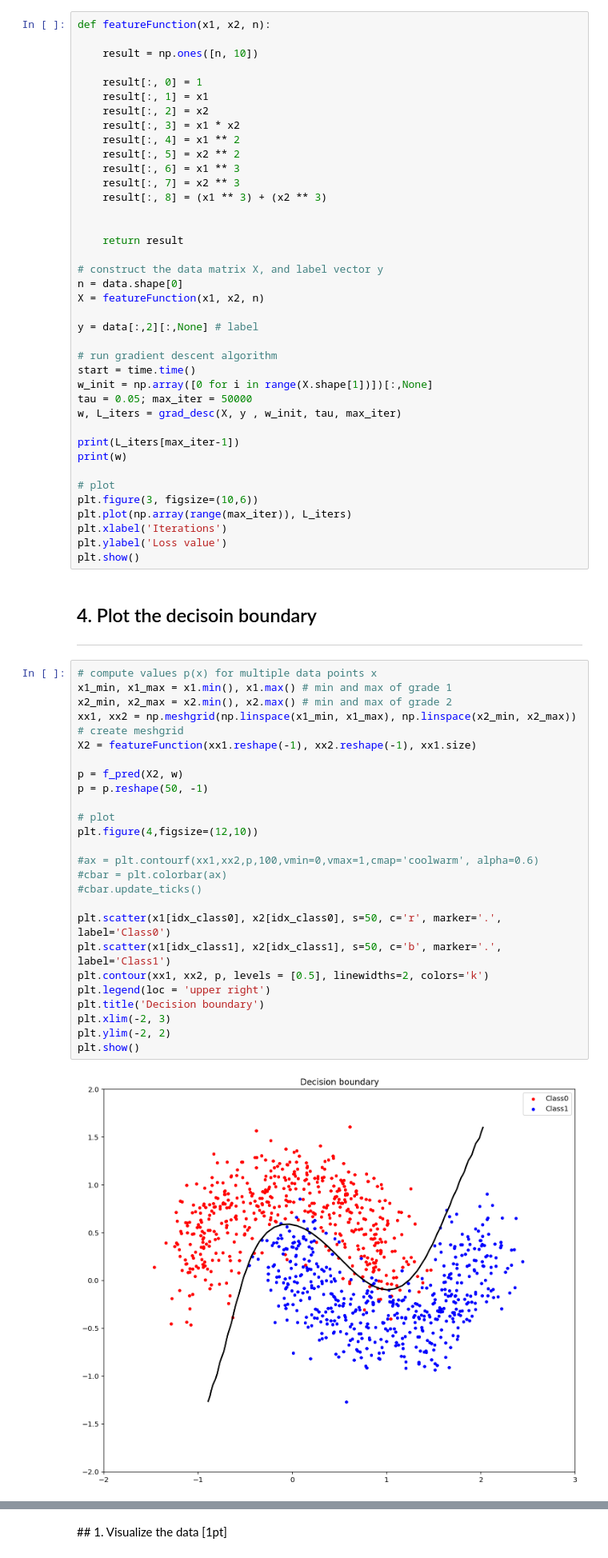
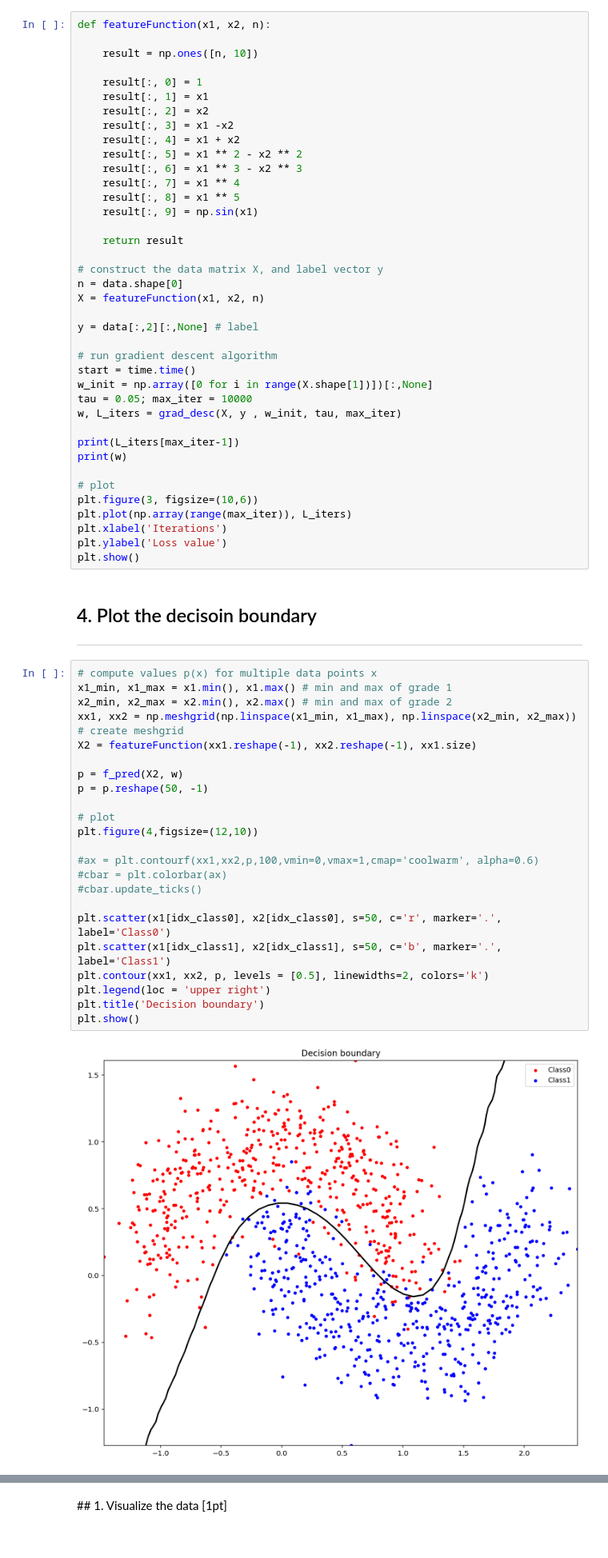
Before and after one commit to wkdthf21/Machine-Learning-Assignment, a Jupyter notebook: 05/assignment_05_b.ipynb, the cells around one changed output, grey strips where cells are left out. Shown at 80% size. Drawn from its saved outputs; the diff is of its cells as text.

```diff
--- a/05/assignment_05_b.ipynb
+++ b/05/assignment_05_b.ipynb
@@ -166,13 +166,13 @@ def featureFunction(x1, x2, n):
     result[:, 0] = 1
     result[:, 1] = x1
     result[:, 2] = x2
-    result[:, 3] = x1 * x2
-    result[:, 4] = x1 ** 2
-    result[:, 5] = x2 ** 2
-    result[:, 6] = x1 ** 3
-    result[:, 7] = x2 ** 3
-    result[:, 8] = (x1 ** 3) + (x2 ** 3)
-
+    result[:, 3] = x1 -x2
+    result[:, 4] = x1 + x2
+    result[:, 5] = x1 ** 2 - x2 ** 2
+    result[:, 6] = x1 ** 3 - x2 ** 3
+    result[:, 7] = x1 ** 4
+    result[:, 8] = x1 ** 5
+    result[:, 9] = np.sin(x1)
 
     return result
 
@@ -185,7 +185,7 @@ y = data[:,2][:,None] # label
 # run gradient descent algorithm
 start = time.time()
 w_init = np.array([0 for i in range(X.shape[1])])[:,None]
-tau = 0.05; max_iter = 50000
+tau = 0.05; max_iter = 10000
 w, L_iters = grad_desc(X, y , w_init, tau, max_iter)
 
 print(L_iters[max_iter-1])
@@ -203,30 +203,28 @@ plt.show()
 # %%
 # compute values p(x) for multiple data points x
 x1_min, x1_max = x1.min(), x1.max() # min and max of grade 1
 x2_min, x2_max = x2.min(), x2.max() # min and max of grade 2
 xx1, xx2 = np.meshgrid(np.linspace(x1_min, x1_max), np.linspace(x2_min, x2_max)) # create meshgrid
 X2 = featureFunction(xx1.reshape(-1), xx2.reshape(-1), xx1.size)
 
 p = f_pred(X2, w)
 p = p.reshape(50, -1)
 
 # plot
 plt.figure(4,figsize=(12,10))
 
 #ax = plt.contourf(xx1,xx2,p,100,vmin=0,vmax=1,cmap='coolwarm', alpha=0.6)
 #cbar = plt.colorbar(ax)
 #cbar.update_ticks()
 
 plt.scatter(x1[idx_class0], x2[idx_class0], s=50, c='r', marker='.', label='Class0')
 plt.scatter(x1[idx_class1], x2[idx_class1], s=50, c='b', marker='.', label='Class1')
 plt.contour(xx1, xx2, p, levels = [0.5], linewidths=2, colors='k')
 plt.legend(loc = 'upper right')
 plt.title('Decision boundary')
-plt.xlim(-2, 3)
-plt.ylim(-2, 2)
 plt.show()
 # %% [output]
-[figure, old version]
+[figure, new version]
 # %% [markdown]
 ## 5. Plot the probability map
 <hr>
```
Also changed, not shown: parts of 2 cells of this notebook.
